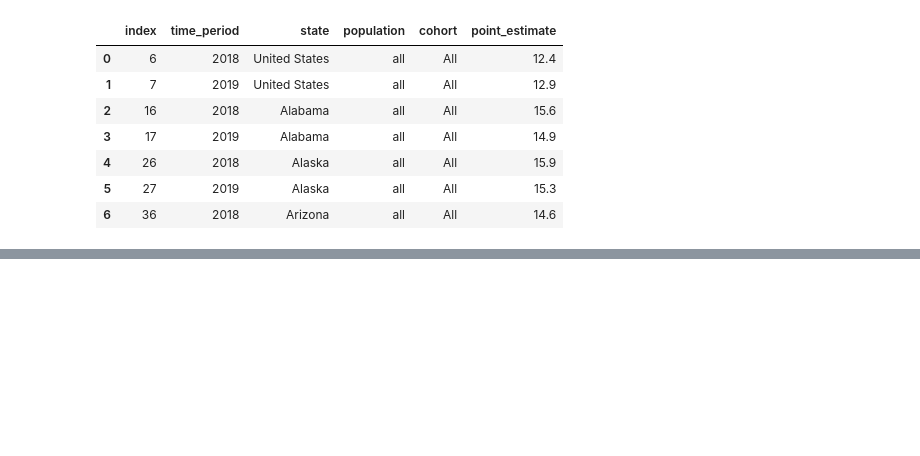
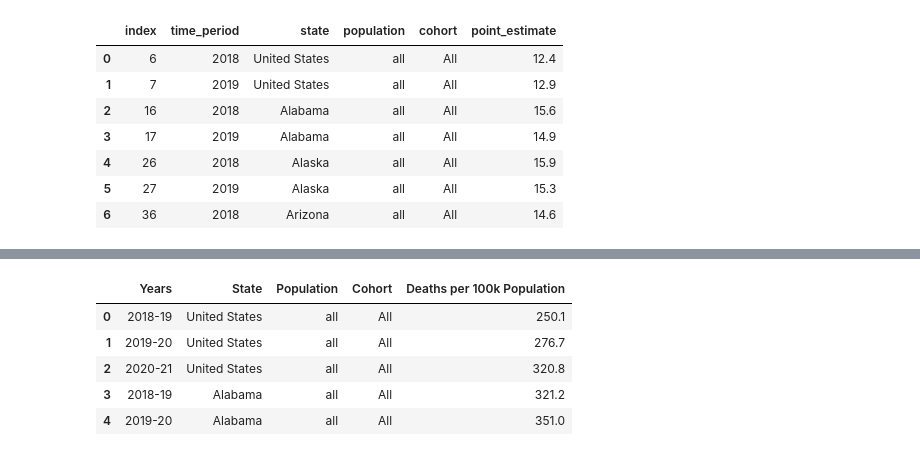
Before and after one commit to redpandata19/Project_1_Team_5, a Jupyter notebook: Premature_deaths.ipynb, the cells around one changed output, grey strips where cells are left out. Saved outputs shown, nothing was run; the diff lists cells and outputs as text; code cells hidden in the pictures; blank space fills up the shorter version.

```diff
--- a/Premature_deaths.ipynb
+++ b/Premature_deaths.ipynb
@@ -143,0 +157,12 @@ census_1819_df.loc[census_1819_df["state"]=="Arizona"].head()
+# %%
+#Renaming of columns and verifying change
+avoi_deaths_df = avoi_deaths.rename(columns={"point_estimate": "Deaths per 100k Population",
+                                    "time_period": "Years", "state": "State", "population": "Population", "cohort": "Cohort"})
+avoi_deaths_df.head()
+# %% [output]
+|  | Years | State | Population | Cohort | Deaths per 100k Population |
+| 0 | 2018-19 | United States | all | All | 250.1 |
+| 1 | 2019-20 | United States | all | All | 276.7 |
+| 2 | 2020-21 | United States | all | All | 320.8 |
+| 3 | 2018-19 | Alabama | all | All | 321.2 |
+| 4 | 2019-20 | Alabama | all | All | 351.0 |
```
Also changed, not shown: parts of 40 cells of this notebook.
